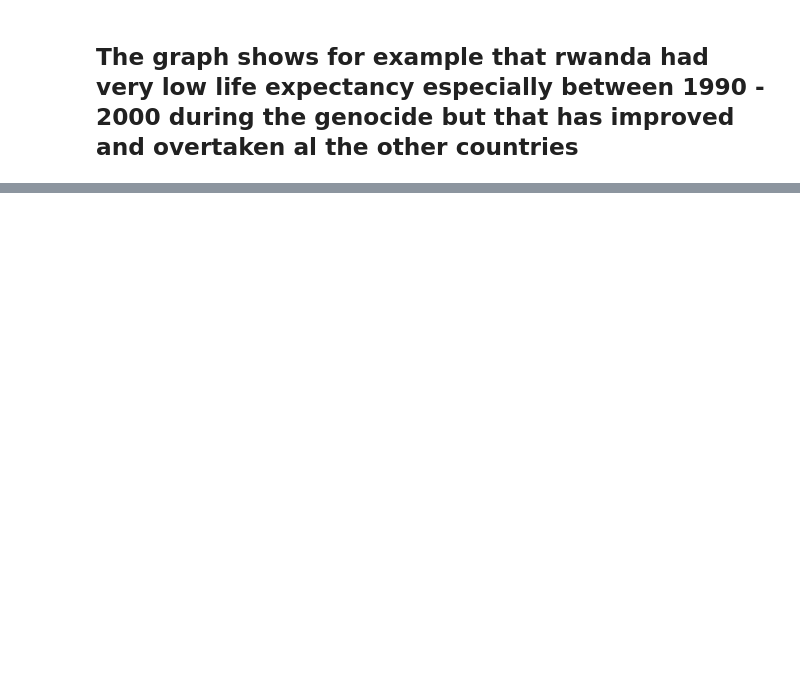
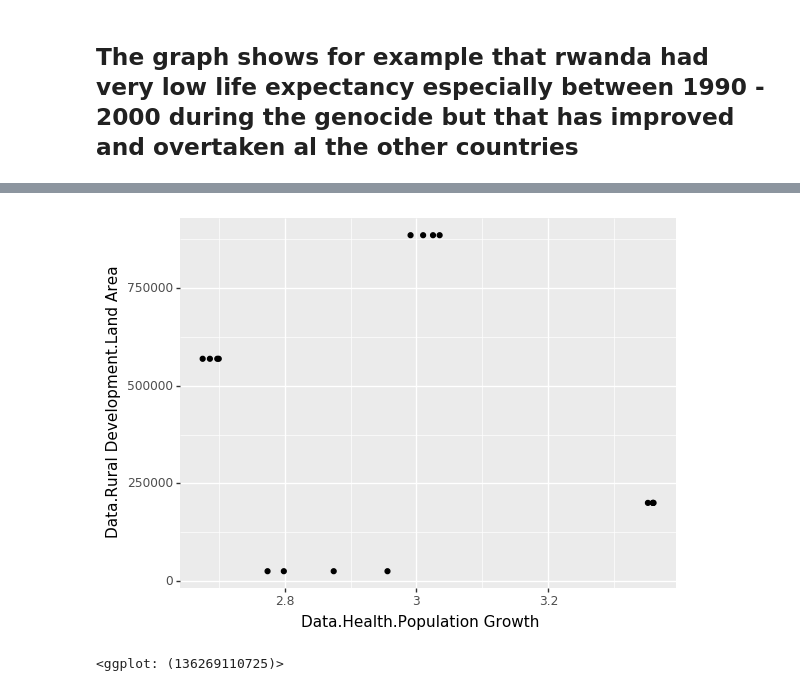
Before and after one commit to sophicist/Aesops, a Jupyter notebook: Untitled.ipynb, the cells around one changed output, grey strips where cells are left out. Saved outputs shown, nothing was run; the diff lists cells and outputs as text; code cells hidden in the pictures; blank space fills up the shorter version.

```diff
--- a/Untitled.ipynb
+++ b/Untitled.ipynb
@@ -51,0 +89,6 @@ needed = data[data.variable.isin(needed)]
+# %%
+# does Data.Health.Population Growth affect  Data.Rural Development.Land Area
+(ggplot(df_test,aes('Data.Health.Population Growth','Data.Rural Development.Land Area'))+geom_point())
+# %% [output]
+[figure, added]
+<ggplot: (136269110725)>
```
Also changed, not shown: parts of 6 cells of this notebook.
